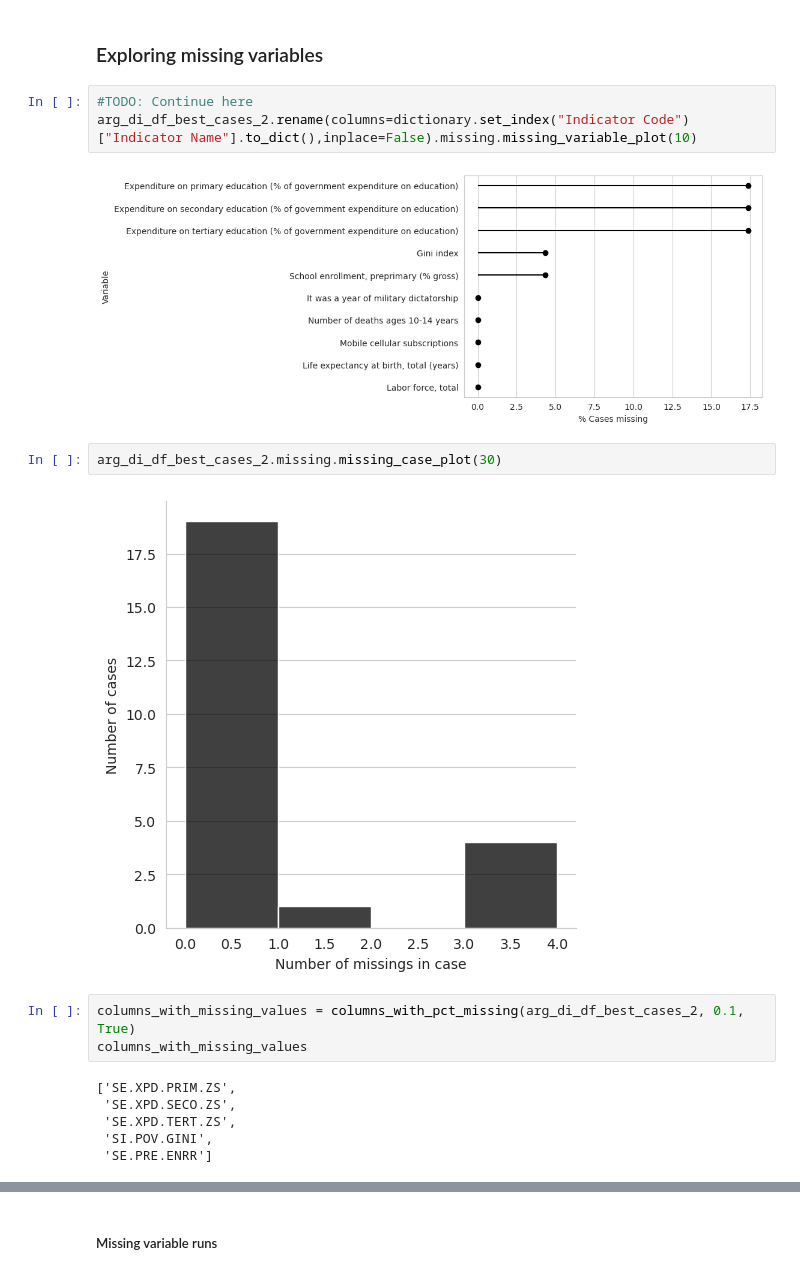
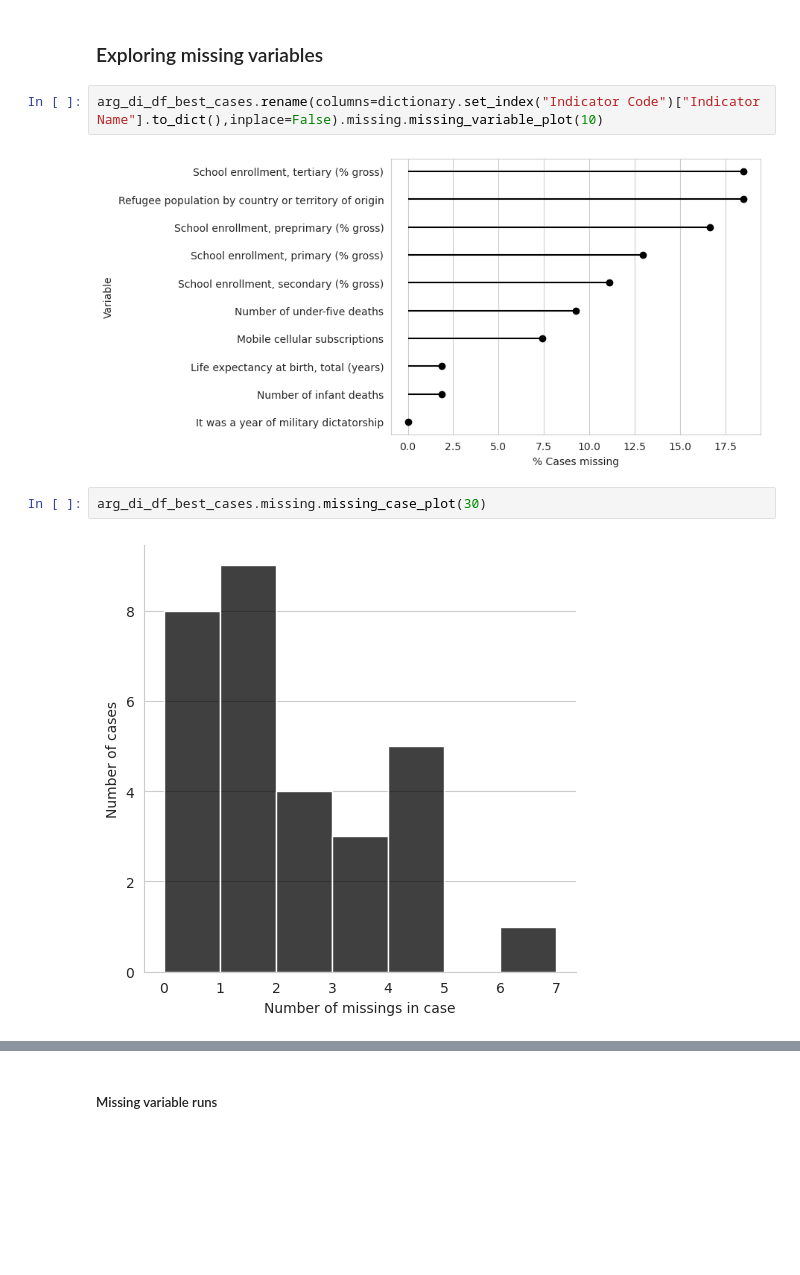
Before and after one commit to alejo-cuello/research-on-argentina, a Jupyter notebook: notebooks/0.1-alejo-explore_data.ipynb, the cells around one changed output, grey strips where cells are left out. Drawn from its saved outputs; the diff is of its cells as text; blank space fills up the shorter version.

```diff
--- a/notebooks/0.1-alejo-explore_data.ipynb
+++ b/notebooks/0.1-alejo-explore_data.ipynb
@@ -168,20 +170,10 @@ plot_count_of_years_of_military_dictatorship(filter_by_cols_first(arg_di_df, 0.5
 # %% [markdown]
 ### Exploring missing variables
 # %%
-#TODO: Continue here
-arg_di_df_best_cases_2.rename(columns=dictionary.set_index("Indicator Code")["Indicator Name"].to_dict(),inplace=False).missing.missing_variable_plot(10)
+arg_di_df_best_cases.rename(columns=dictionary.set_index("Indicator Code")["Indicator Name"].to_dict(),inplace=False).missing.missing_variable_plot(10)
 # %% [output]
-[figure, old version]
+[figure, new version]
 # %%
-arg_di_df_best_cases_2.missing.missing_case_plot(30)
+arg_di_df_best_cases.missing.missing_case_plot(30)
 # %% [output]
-[figure, old version]
+[figure, new version]
-# %%
-columns_with_missing_values = columns_with_pct_missing(arg_di_df_best_cases_2, 0.1, True)
-columns_with_missing_values
-# %% [output]
-['SE.XPD.PRIM.ZS',
- 'SE.XPD.SECO.ZS',
- 'SE.XPD.TERT.ZS',
- 'SI.POV.GINI',
- 'SE.PRE.ENRR']
```
Also changed, not shown: parts of 12 cells of this notebook, 1 other file.
